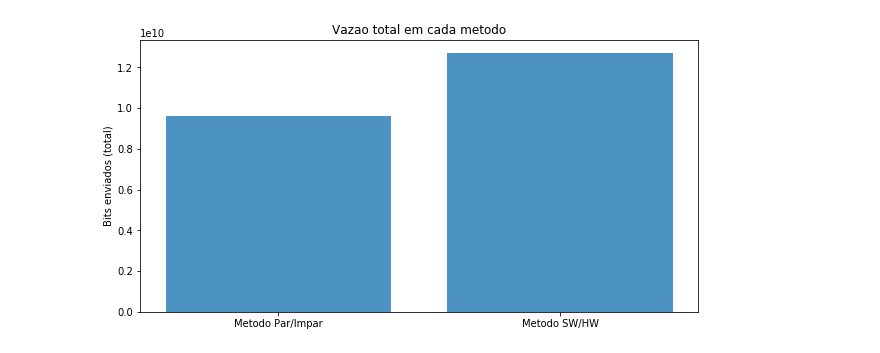
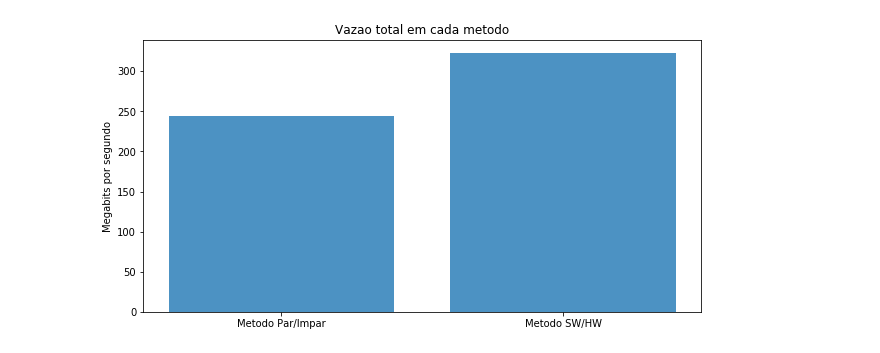
Before and after one commit to pedrobellotti/iperftestes, a Jupyter notebook: Scripts/analise_csv.ipynb, the cells around one changed output. Saved outputs shown, nothing was run; the diff lists cells and outputs as text; code cells hidden in the pictures.

```diff
--- a/Scripts/analise_csv.ipynb
+++ b/Scripts/analise_csv.ipynb
@@ -111,28 +109,29 @@ plt.show()
 # %%
 dfParImpar = pd.read_csv("../Saidas/Teste6/teste6.csv")
 dfSWHW = pd.read_csv("../Saidas/Teste5/teste5.csv")
 #Remove colunas desnecessarias
 del dfParImpar['Timestamp']
 del dfParImpar['?']
 del dfParImpar['Tempo']
 del dfSWHW['Timestamp']
 del dfSWHW['?']
 del dfSWHW['Tempo']
 
 #Dividindo por metodo
 dfServerParImpar = dfParImpar[dfParImpar.IpOri == '10.1.0.1']
 dfServerSWHW = dfSWHW[dfSWHW.IpOri == '10.1.0.1']
 
 colunas = ('Metodo Par/Impar', 'Metodo SW/HW')
 posicao = np.arange(len(colunas))
-barras = [dfServerParImpar['BitsEnv'].sum(), dfServerSWHW['BitsEnv'].sum()]
+barras = [dfServerParImpar['BytesEnv'].sum()*8/1e6/315, dfServerSWHW['BytesEnv'].sum()*8/1e6/315]
 
 plt.bar(posicao, barras, align='center', alpha=0.8)
 plt.xticks(posicao, colunas)
-plt.ylabel('Bits enviados (total)')
+plt.ylabel('Megabits por segundo')
 plt.title('Vazao total em cada metodo')
 fig = plt.gcf()
 fig.set_size_inches(10, 5)
+plt.savefig('vazaoTotal_testes5e6.pdf')
 plt.show()
 # %% [output]
-[figure, old version]
+[figure, new version]
```
Also changed, not shown: parts of 4 cells of this notebook, 24 other files.
